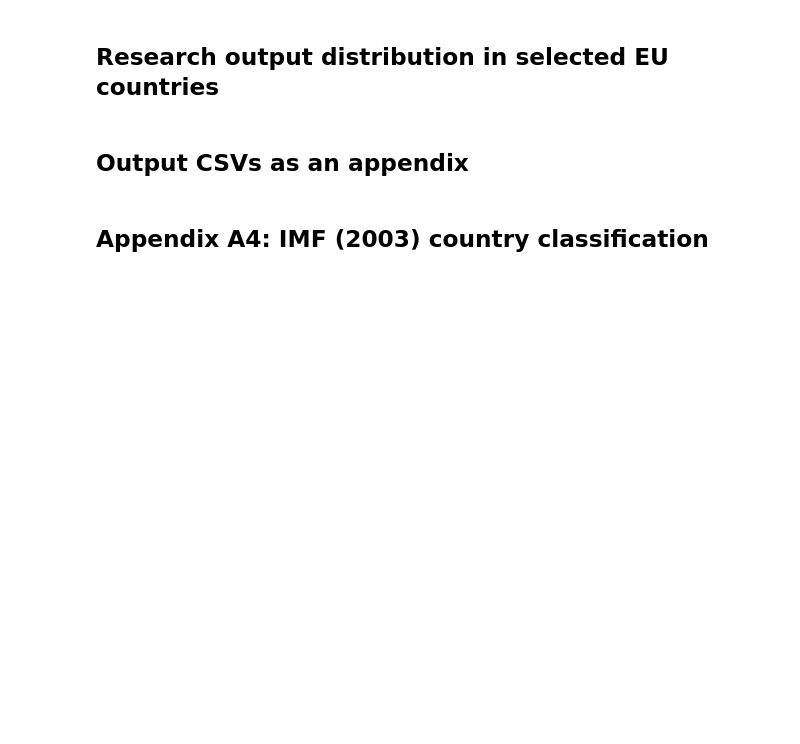
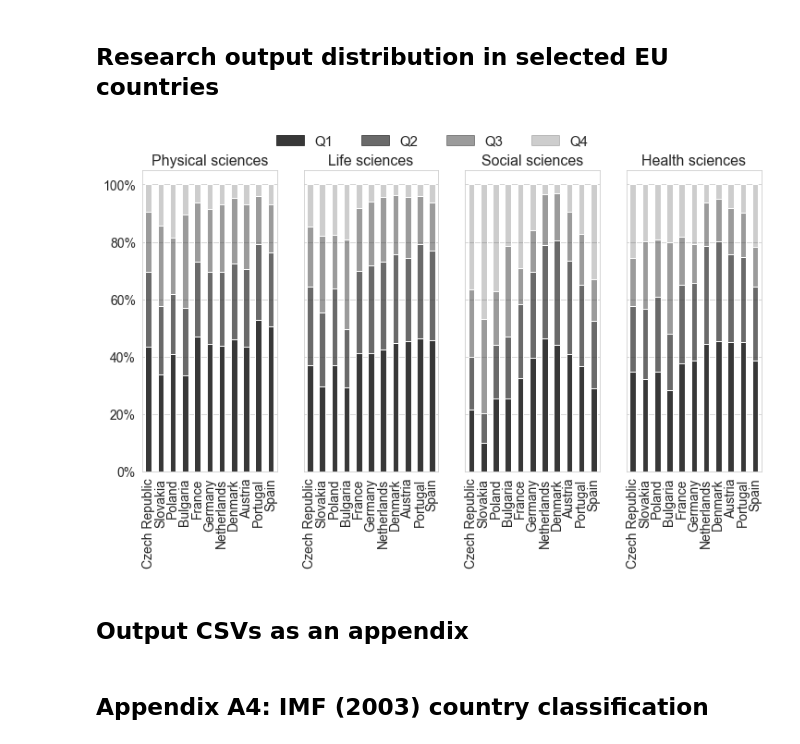
Before and after one commit to vitekzkytek/GlobalizationPaper, a Jupyter notebook: Phase5_Paper/PaperResults.ipynb, the cells around one changed output. Drawn from its saved outputs; the diff is of its cells as text; code cells hidden in the pictures; blank space fills up the shorter version.

```diff
--- a/Phase5_Paper/PaperResults.ipynb
+++ b/Phase5_Paper/PaperResults.ipynb
@@ -252,24 +321,27 @@ gray_patches = [mpatches.Patch(color=mc.to_rgba('#383838',alpha), label='Q{}'.fo
 # %%
 props = {c:{'base_color':'#383838'} for i,c in enumerate(selected)}
 fig, axs = plt.subplots(ncols=len(fields),nrows=1,figsize=(12,6),sharex=True,sharey=True)
 colors = [[mc.to_rgba(props[cntr]['base_color'],alpha) for cntr in props] for alpha in [1.0,.75,.5,.25]]
 
 for i,fld in enumerate(fields):
     ax=axs[i]
     #breakpoint()
     subdf = seldists.loc[idx[:,fld],:].reset_index().set_index('Country').drop('field',axis=1).loc[selected]
     #breakpoint()
     subdf.plot.bar(
         stacked=True,
         ax=ax,
         color=colors,
         legend=None,
         fontsize=14)
     ax.set_title(fld,fontsize=16)
     ax.set_xlabel('')
     ax.yaxis.set_major_formatter(mtick.PercentFormatter(1.0))
     ax.xaxis.grid(False)
 fig.legend(handles=gray_patches,loc='upper center',ncol=4,frameon=False,fontsize=15);
+pl
+# %% [output]
+[figure, added]
 # %% [markdown]
 ## Output CSVs as an appendix
 # %%
```
Also changed, not shown: parts of 10 cells of this notebook, 8 other files.
